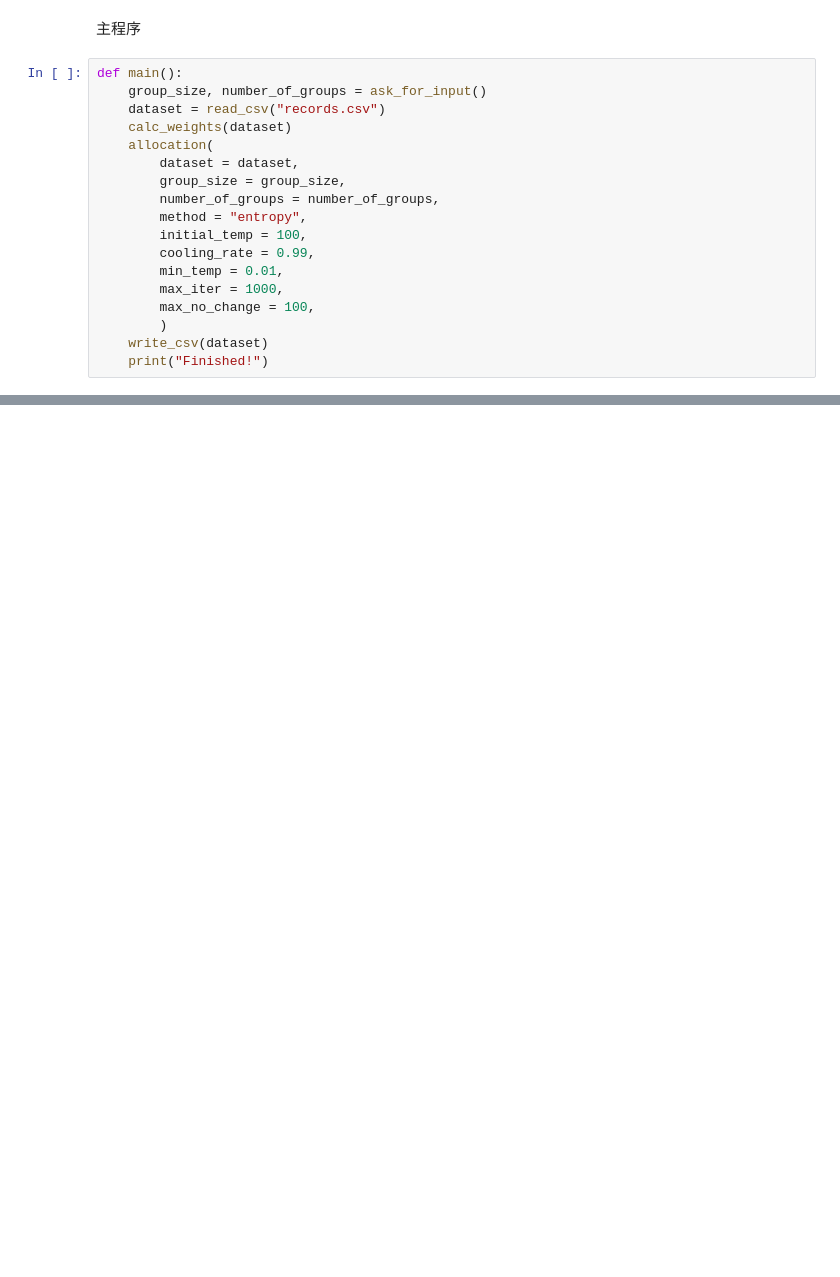
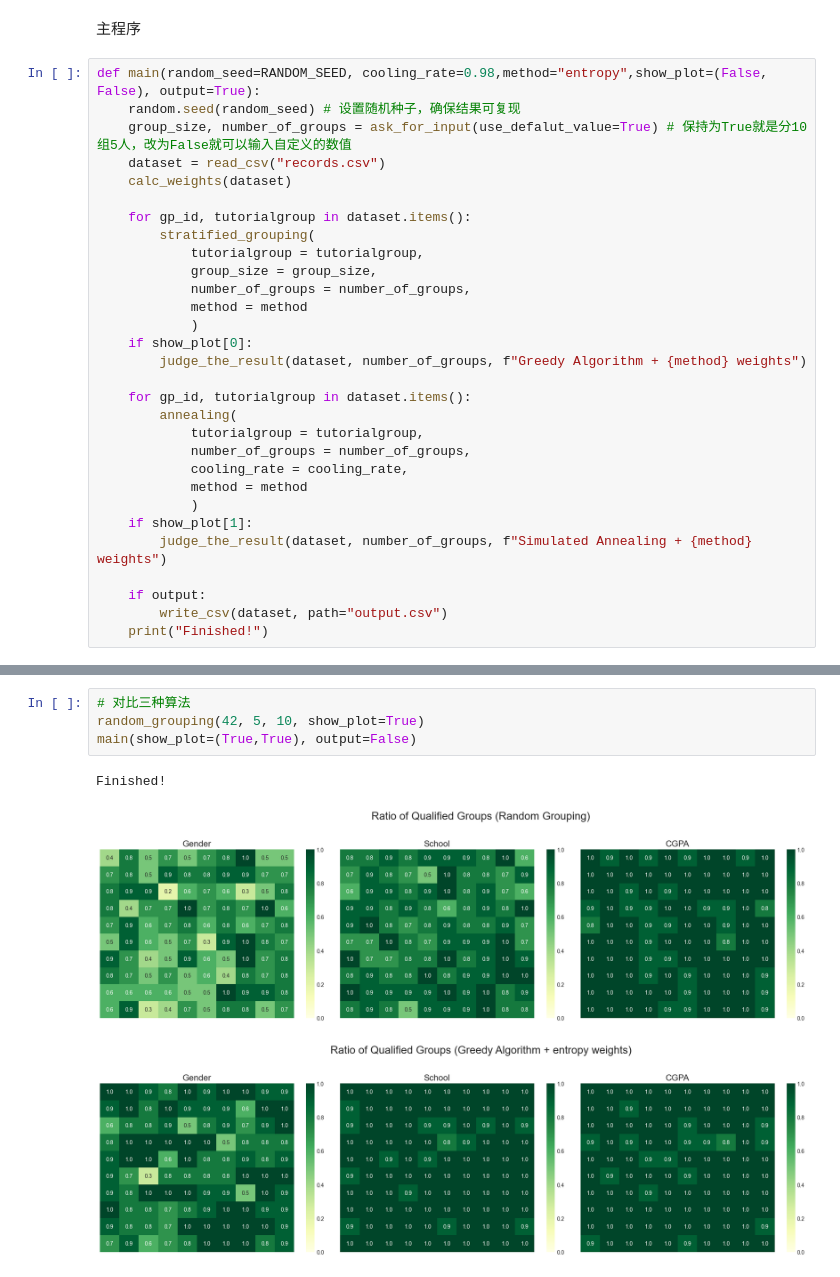
Before and after one commit to yujingyao-dev/NTU_SC1003_mini_project_25S1, a Jupyter notebook: FEL2_Team4_YuJingyao/MainEditing_1106_YuJingyao.ipynb, the cells around one changed output, grey strips where cells are left out. Cells and saved outputs as stored; diff of their text form; blank space fills up the shorter version.

```diff
--- a/FEL2_Team4_YuJingyao/MainEditing_1106_YuJingyao.ipynb
+++ b/FEL2_Team4_YuJingyao/MainEditing_1106_YuJingyao.ipynb
@@ -676,20 +779,32 @@ def write_csv(dataset):
 # %% [markdown]
 主程序
 # %%
-def main():
-    group_size, number_of_groups = ask_for_input()
+def main(random_seed=RANDOM_SEED, cooling_rate=0.98,method="entropy",show_plot=(False, False), output=True):
+    random.seed(random_seed) # 设置随机种子，确保结果可复现
+    group_size, number_of_groups = ask_for_input(use_defalut_value=True) # 保持为True就是分10组5人，改为False就可以输入自定义的数值
     dataset = read_csv("records.csv")
     calc_weights(dataset)
-    allocation(
-        dataset = dataset,
-        group_size = group_size,
-        number_of_groups = number_of_groups,
-        method = "entropy",
-        initial_temp = 100,
-        cooling_rate = 0.99,
-        min_temp = 0.01,
-        max_iter = 1000,
-        max_no_change = 100,
-        )
-    write_csv(dataset)
+
+    for gp_id, tutorialgroup in dataset.items():
+        stratified_grouping(
+            tutorialgroup = tutorialgroup,
+            group_size = group_size,
+            number_of_groups = number_of_groups,
+            method = method
+            )
+    if show_plot[0]:
+        judge_the_result(dataset, number_of_groups, f"Greedy Algorithm + {method} weights")
+
+    for gp_id, tutorialgroup in dataset.items():
+        annealing(
+            tutorialgroup = tutorialgroup,
+            number_of_groups = number_of_groups,
+            cooling_rate = cooling_rate,
+            method = method
+            )
+    if show_plot[1]:
+        judge_the_result(dataset, number_of_groups, f"Simulated Annealing + {method} weights")
+
+    if output:
+        write_csv(dataset, path="output.csv")
     print("Finished!")
@@ -695,0 +813,8 @@ def main():
+# %%
+# 对比三种算法
+random_grouping(42, 5, 10, show_plot=True)
+main(show_plot=(True,True), output=False)
+# %% [output]
+Finished!
+[figure, added]
+[figure, added]
```
Also changed, not shown: parts of 33 cells of this notebook, 1 other file.
